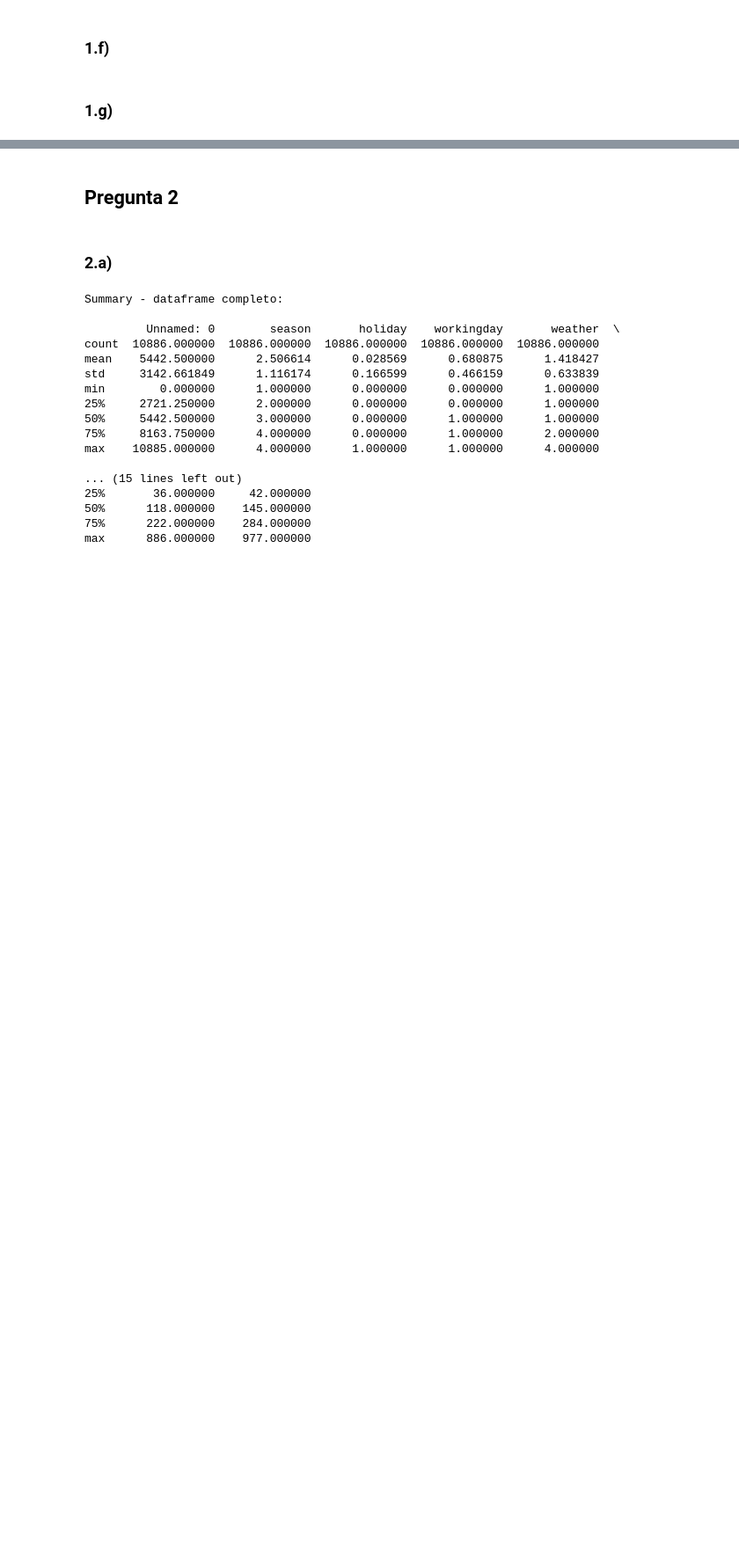
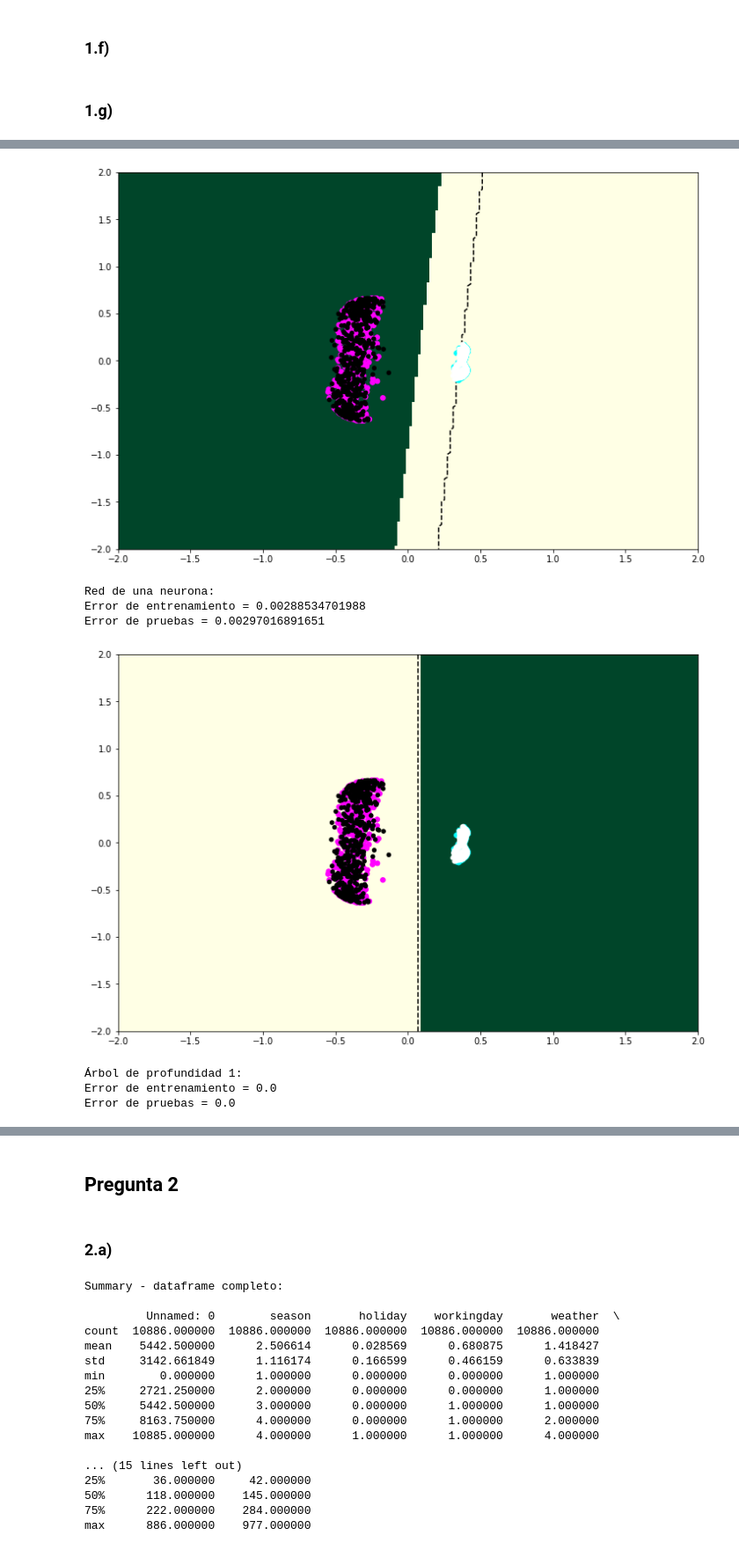
Before and after one commit to nicomero/tarea3maquinas, a Jupyter notebook: Tarea3.ipynb, the cells around one changed output, grey strips where cells are left out. Shown at 88% size. Drawn from its saved outputs; the diff is of its cells as text; code cells hidden in the pictures; blank space fills up the shorter version.

```diff
--- a/Tarea3.ipynb
+++ b/Tarea3.ipynb
@@ -149,0 +225,25 @@ Xkpca_test = kpca.transform(X_test)
+# %%
+model = Sequential()
+model.add(Dense(1,input_dim=Xkpca_train.shape[1], kernel_initializer='uniform', activation='relu'))
+model.add(Dense(1, kernel_initializer='uniform', activation='sigmoid'))
+model.compile(optimizer=SGD(lr=1), loss='binary_crossentropy', metrics=['accuracy'])
+model.fit(Xkpca_train, Y_train,epochs=50, batch_size=100, verbose=1)
+tr_err = model.evaluate(Xkpca_train, Y_train)
+t_err = model.evaluate(Xkpca_test, Y_test)
+plot_classifier(model,Xkpca_train,Y_train,Xkpca_test,Y_test,"ann")
+
+print("Red de una neurona:")
+print ("Error de entrenamiento =",tr_err[0])
+print ("Error de pruebas =",t_err[0])
+
+clf=Tree(criterion='gini',splitter='best',random_state=0,max_depth=1)
+clf.fit(Xkpca_train,Y_train)
+tr_err = 1 - clf.score(Xkpca_train, Y_train)
+t_err = 1 - clf.score(Xkpca_test, Y_test)
+plot_classifier(clf,Xkpca_train,Y_train,Xkpca_test,Y_test,'tree')
+
+
+print("Árbol de profundidad 1:")
+print ("Error de entrenamiento =",tr_err)
+print ("Error de pruebas =",t_err)
+# %% [output]
@@ -149,0 +267,8 @@ Xkpca_test = kpca.transform(X_test)
+[figure, added]
+Red de una neurona:
+Error de entrenamiento = 0.00288534701988
+Error de pruebas = 0.00297016891651
+[figure, added]
+Árbol de profundidad 1:
+Error de entrenamiento = 0.0
+Error de pruebas = 0.0
```
Also changed, not shown: parts of 26 cells of this notebook.
